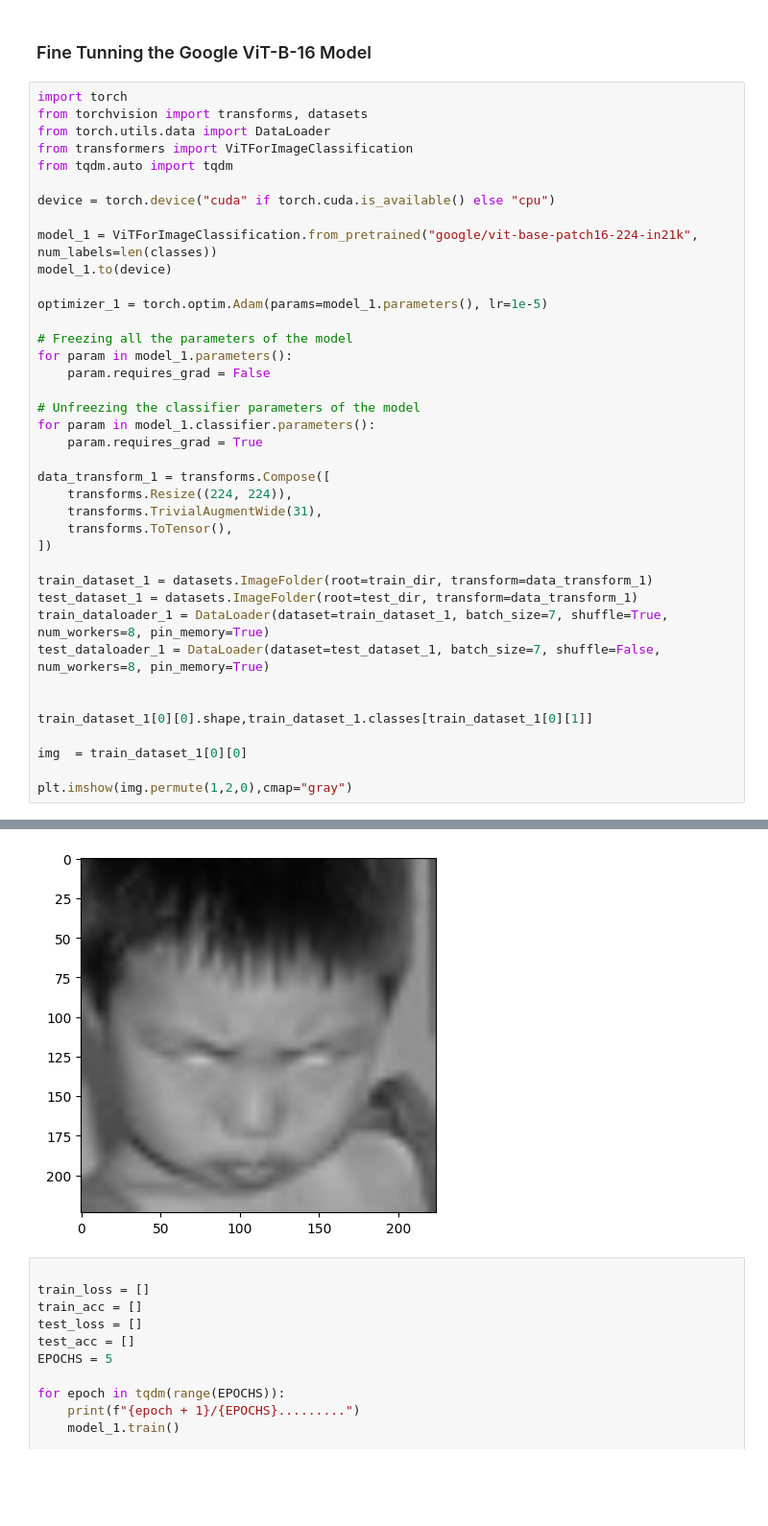
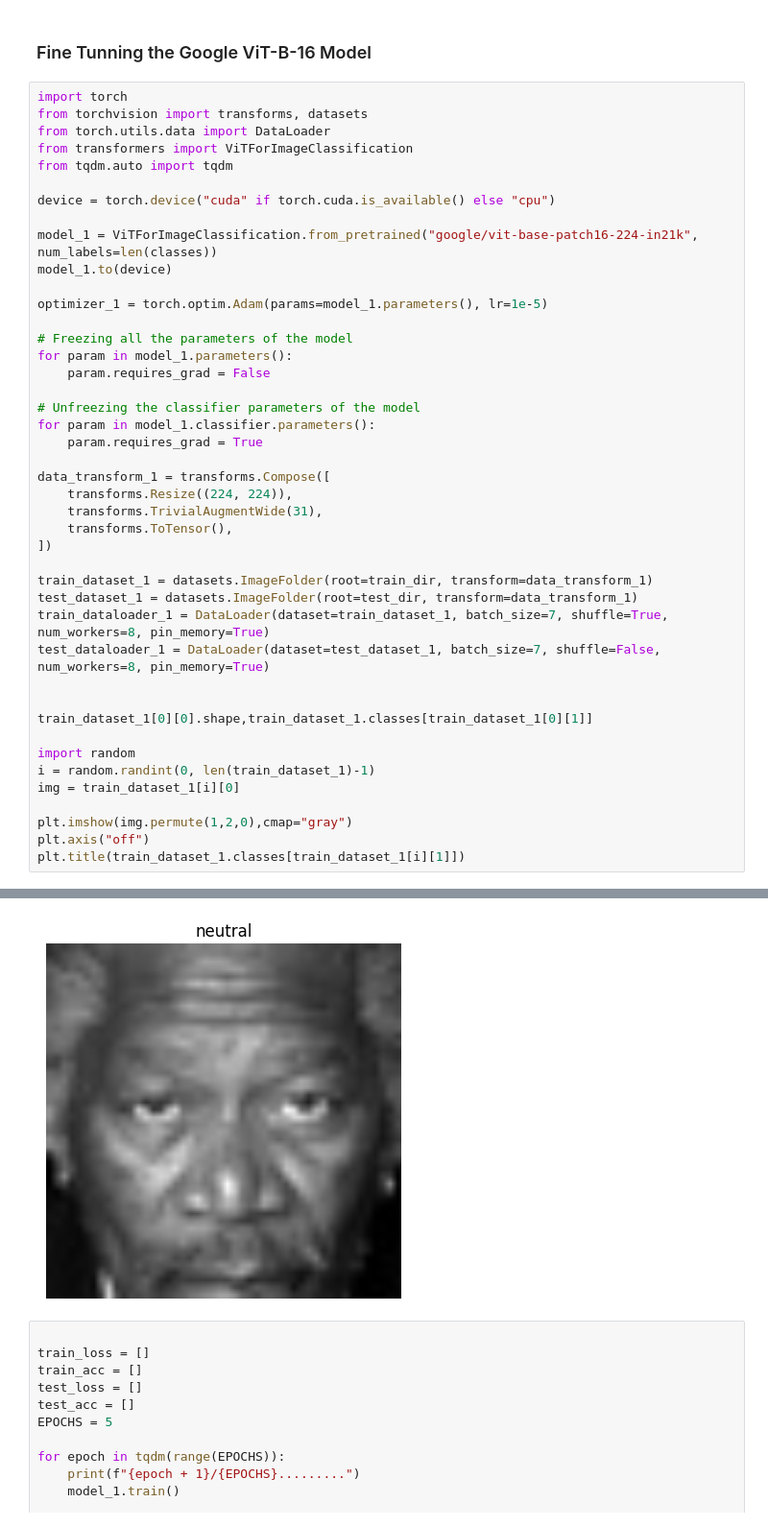
Before and after one commit to Graphical27/Emotion-Detection-using-CNN, a Jupyter notebook: main.ipynb, the cells around one changed output, grey strips where cells are left out. Shown: that part at 96% size. Drawn from its saved outputs; the diff is of its cells as text; blank space fills up the shorter version.

```diff
--- a/main.ipynb
+++ b/main.ipynb
@@ -269,9 +269,13 @@ test_dataloader_1 = DataLoader(dataset=test_dataset_1, batch_size=7, shuffle=Fal
 
 train_dataset_1[0][0].shape,train_dataset_1.classes[train_dataset_1[0][1]]
 
-img  = train_dataset_1[0][0]
+import random
+i = random.randint(0, len(train_dataset_1)-1)
+img = train_dataset_1[i][0]
 
 plt.imshow(img.permute(1,2,0),cmap="gray")
+plt.axis("off")
+plt.title(train_dataset_1.classes[train_dataset_1[i][1]])
 # %% [output]
 Some weights of ViTForImageClassification were not initialized from the model checkpoint at google/vit-base-patch16-224-in21k and are newly initialized: ['classifier.bias', 'classifier.weight']
 You should probably TRAIN this model on a down-stream task to be able to use it for predictions and inference.
@@ -279,4 +283,4 @@ You should probably TRAIN this model on a down-stream task to be able to use it
-[figure, old version]
+[figure, new version]
 # %%
 
 train_loss = []
```
Also changed, not shown: parts of 1 cell of this notebook.
